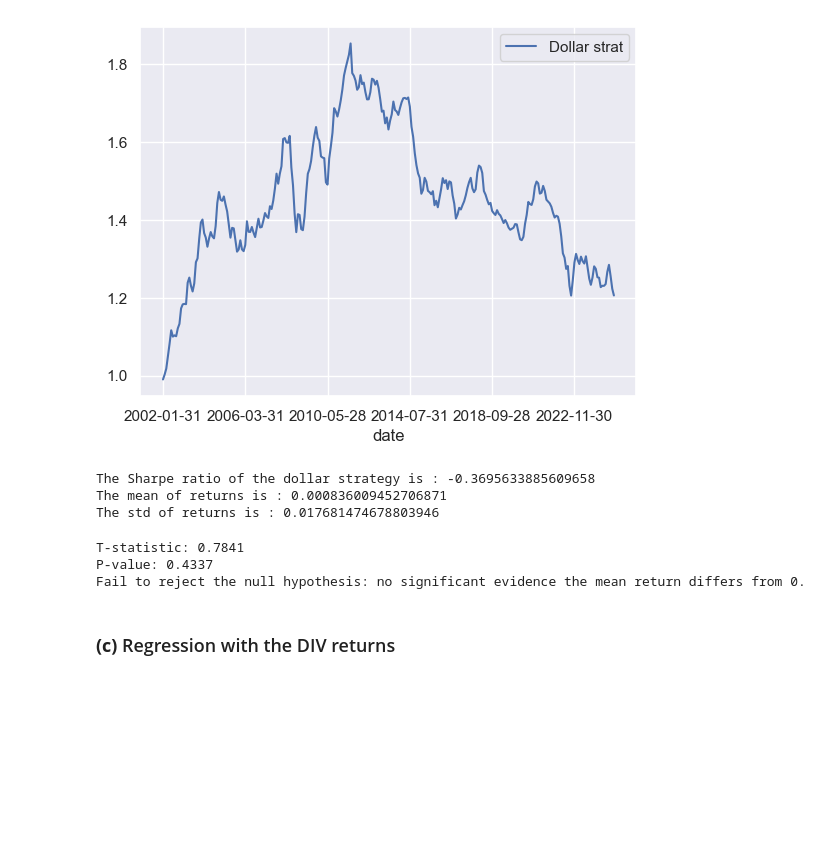
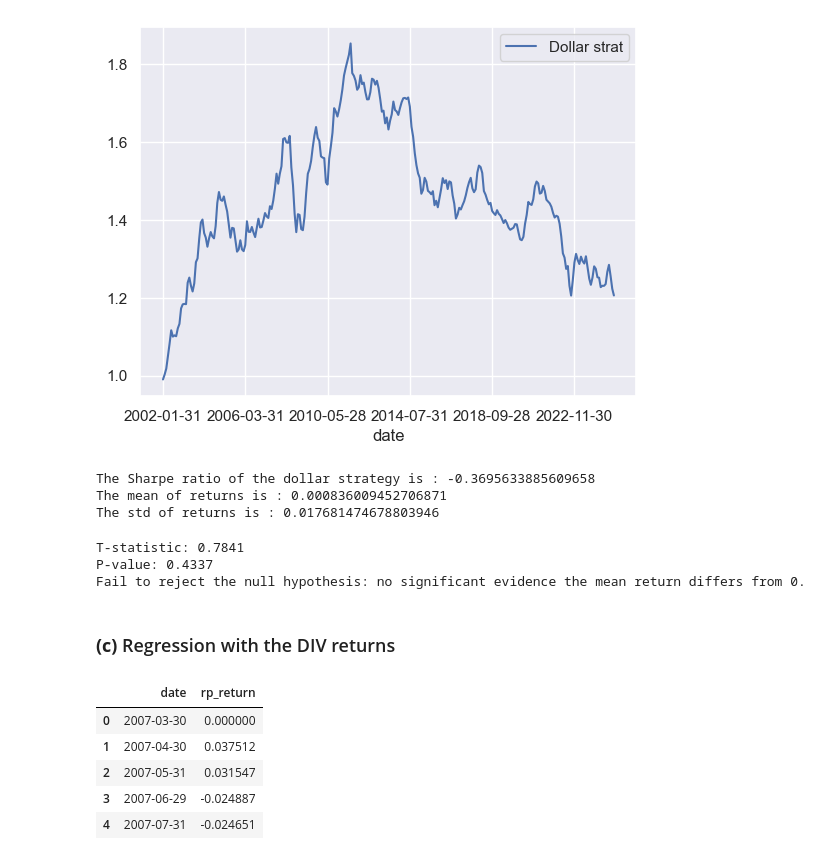
Before and after one commit to arthurdhonneur7/project_investments, a Jupyter notebook: part_3_and_7/exploration_arthur.ipynb, the cells around one changed output. Drawn from its saved outputs; the diff is of its cells as text; code cells hidden in the pictures; blank space fills up the shorter version.

```diff
--- a/part_3_and_7/exploration_arthur.ipynb
+++ b/part_3_and_7/exploration_arthur.ipynb
@@ -685,3 +685,14 @@ P-value: 0.4337
 Fail to reject the null hypothesis: no significant evidence the mean return differs from 0.
 # %% [markdown]
 ### **(c)** Regression with the DIV returns
+# %%
+div_returns = pd.read_csv('../data/final/returns_rp_hedged.csv')
+
+div_returns.head()
+# %% [output]
+|  | date | rp_return |
+| 0 | 2007-03-30 | 0.000000 |
+| 1 | 2007-04-30 | 0.037512 |
+| 2 | 2007-05-31 | 0.031547 |
+| 3 | 2007-06-29 | -0.024887 |
+| 4 | 2007-07-31 | -0.024651 |
```
